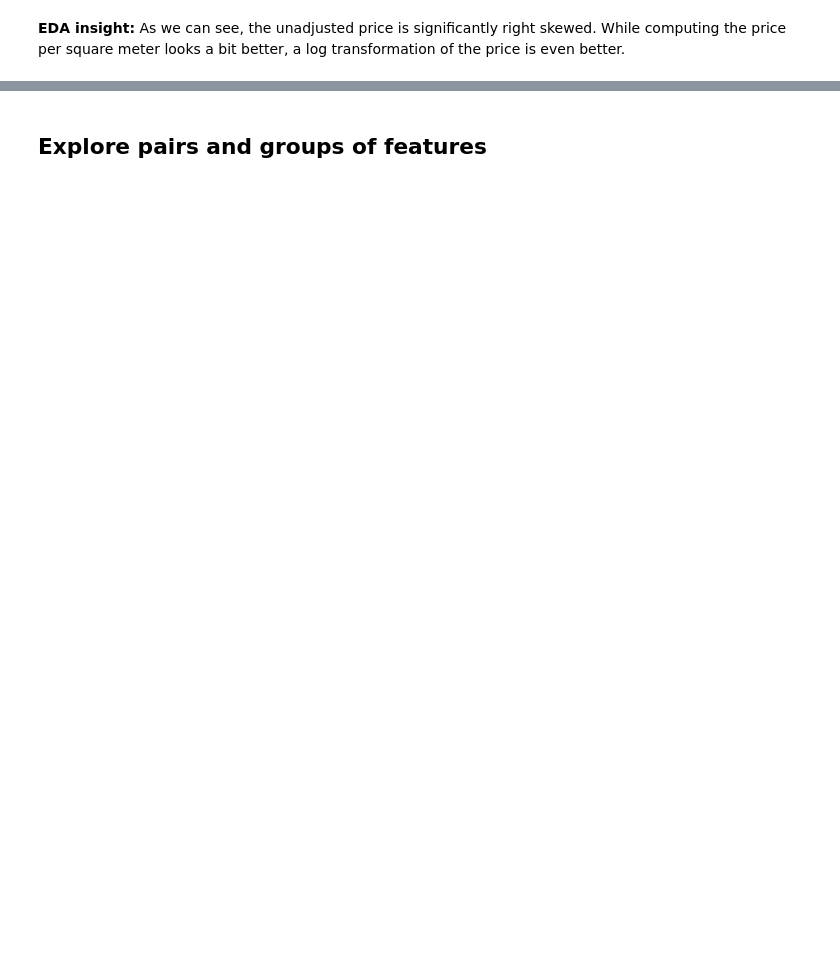
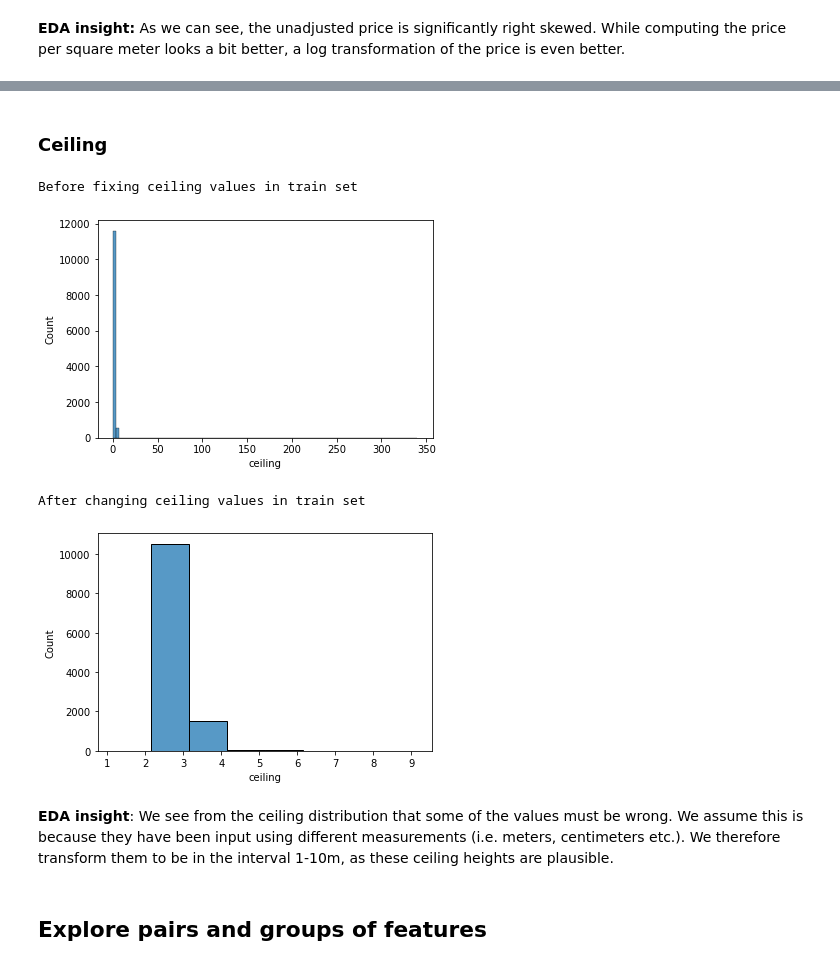
Before and after one commit to P1NHE4D/TDT4173-Prosjekt, a Jupyter notebook: long_notebook.ipynb, the cells around one changed output, grey strips where cells are left out. Drawn from its saved outputs; the diff is of its cells as text; code cells hidden in the pictures; blank space fills up the shorter version.

```diff
--- a/long_notebook.ipynb
+++ b/long_notebook.ipynb
@@ -286,2 +313,27 @@ Eda insight: Area total and area_living are a bit skewed, but a log transformati
+# %% [markdown]
+### Ceiling
+# %%
+print("Before fixing ceiling values in train set")
+
+plot_feature_distribution(train_with_feats, 'ceiling')
+plt.show()
+
+train_with_feats.loc[train_with_feats.ceiling > 100, 'ceiling']/=100
+train_with_feats.loc[((train_with_feats.ceiling > 10) & (train_with_feats.ceiling < 100)), 'ceiling']/=10
+train_with_feats.loc[(train_with_feats.ceiling < 1), 'ceiling'] = pd.NA
+
+test.loc[test.ceiling > 100, 'ceiling']/=100
+test.loc[((test.ceiling > 10) & (test.ceiling < 100)), 'ceiling']/=10
+test.loc[(test.ceiling < 1), 'ceiling'] = pd.NA
+
+print("After changing ceiling values in train set")
+plot_feature_distribution(train_with_feats, 'ceiling')
+# %% [output]
+Before fixing ceiling values in train set
+[figure, added]
+After changing ceiling values in train set
+[figure, added]
+# %% [markdown]
+**EDA insight**: We see from the ceiling distribution that some of the values must be wrong. We assume this is because they have been input using different measurements (i.e. meters, centimeters etc.). We therefore transform them to be in the interval 1-10m, as these ceiling heights are plausible.
 # %% [markdown]
 ## Explore pairs and groups of features
```
Also changed, not shown: parts of 23 cells of this notebook, 1 other file.
